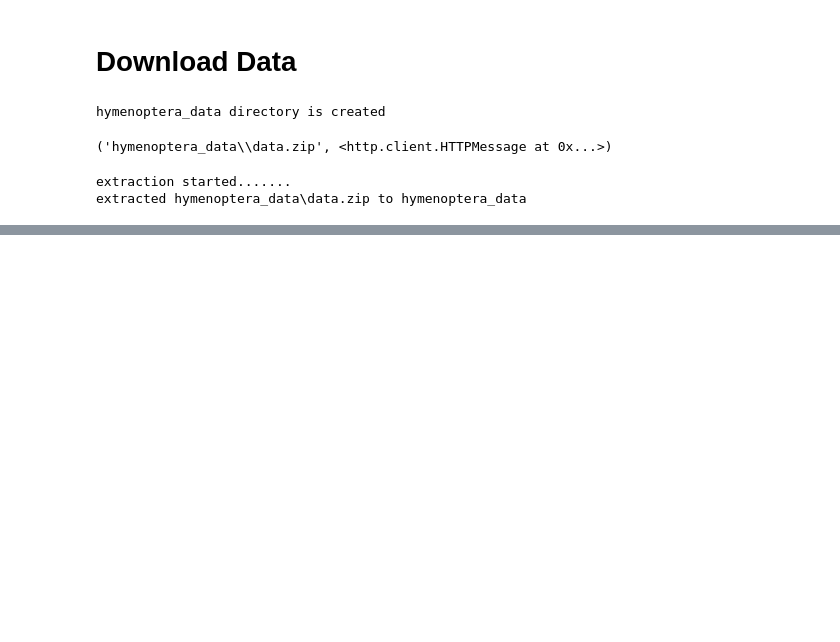
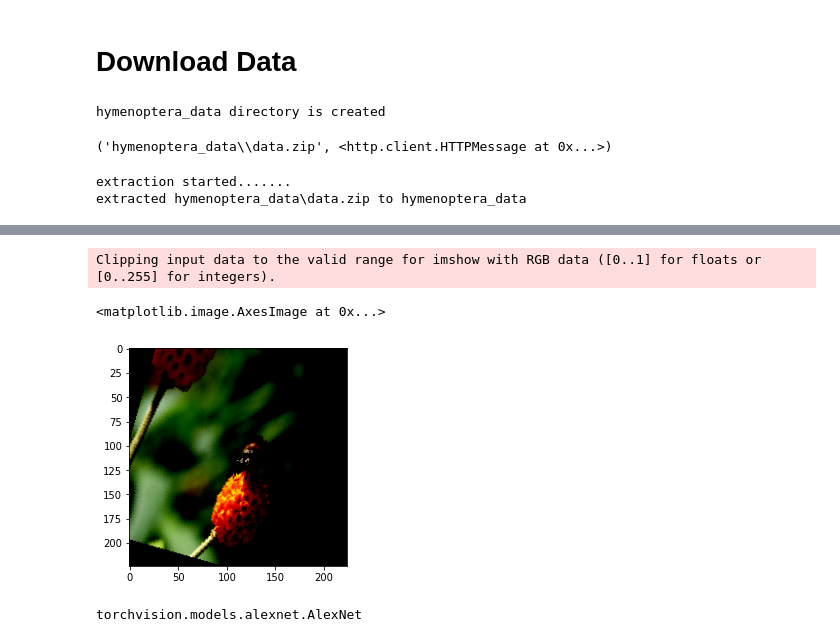
Before and after one commit to ds-fau-ck/PyTorch_Tutorial, a Jupyter notebook: Transfer_Learning/Transferlearning_with_PyTorch.ipynb, the cells around one changed output, grey strips where cells are left out. Drawn from its saved outputs; the diff is of its cells as text; code cells hidden in the pictures; blank space fills up the shorter version.

```diff
--- a/Transfer_Learning/Transferlearning_with_PyTorch.ipynb
+++ b/Transfer_Learning/Transferlearning_with_PyTorch.ipynb
@@ -58,0 +161,10 @@ extracted hymenoptera_data\data.zip to hymenoptera_data
+# %%
+plt.imshow(img.permute(1,2,0))# permute->exchange first index with last index----output will be->[224,224,3]
+# %% [output]
+Clipping input data to the valid range for imshow with RGB data ([0..1] for floats or [0..255] for integers).
+<matplotlib.image.AxesImage at 0x...>
+[figure, added]
+# %%
+models.AlexNet
+# %% [output]
+torchvision.models.alexnet.AlexNet
```
Also changed, not shown: parts of 22 cells of this notebook.
